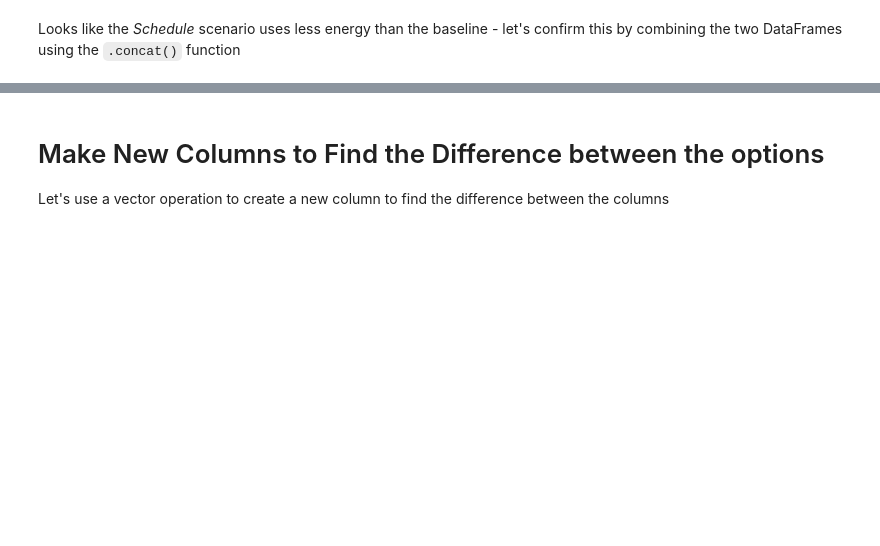
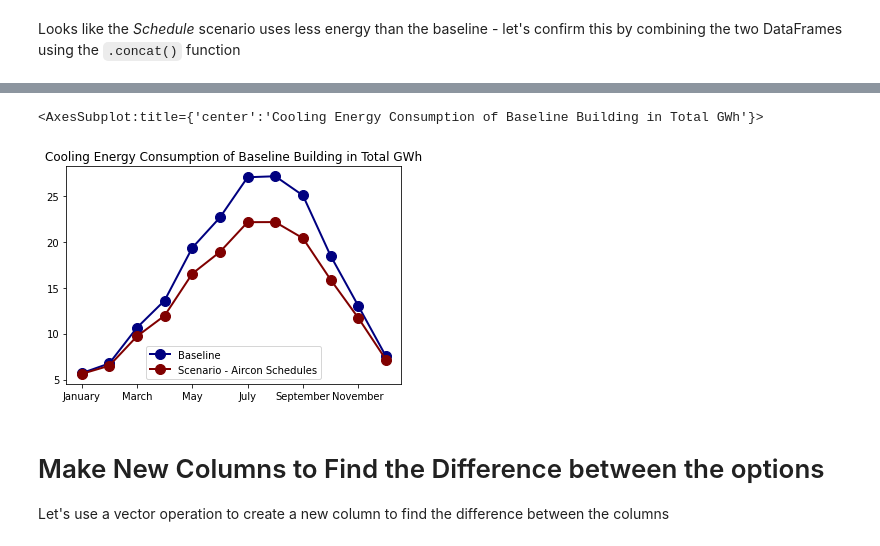
Before and after one commit to emel333/built_env_data, a Jupyter notebook: course-materials/2 - Building Design - Intro to Pandas/Pandas Fundamentals - Building Simulation Analysis.ipynb, the cells around one changed output, grey strips where cells are left out. Cells and saved outputs as stored; diff of their text form; code cells hidden in the pictures; blank space fills up the shorter version.

Commit message:
working on built env material

```diff
--- a/course-materials/2 - Building Design - Intro to Pandas/Pandas Fundamentals - Building Simulation Analysis.ipynb
+++ b/course-materials/2 - Building Design - Intro to Pandas/Pandas Fundamentals - Building Simulation Analysis.ipynb
@@ -88,6 +111,6 @@ Colab give us the ability to use features like *autocomplete*:
 
 Right now, the file has been loaded, but let's make the `Month` column the index -- to do this we can use the attribute `index_col=`
 # %%
-baseline_data = pd.read_csv("Baseline.csv", index_col='Month')
+baseline_data = pd.read_csv("/Users/tajiri/Desktop/ds_work/built_env_data/course-materials/2 - Building Design - Intro to Pandas/simulation_data/Baseline.csv", index_col='Month')
 # %%
 baseline_data
@@ -176,4 +351,4 @@ ls
 # %%
-schedule_scenario = pd.read_csv("Scenario - Aircon Schedules.csv", index_col="Month")
+schedule_scenario = pd.read_csv("/Users/tajiri/Desktop/ds_work/built_env_data/course-materials/2 - Building Design - Intro to Pandas/simulation_data/Scenario - Aircon Schedules.csv", index_col="Month")
 # %%
 schedule_scenario
@@ -190,6 +409,9 @@ combined_data
 # %%
-combined_data.plot(lw=2, colormap='jet', marker='.', markersize=10,
+combined_data.plot(lw=2, colormap='jet', marker='.', markersize=20,
         title='Cooling Energy Consumption of Baseline Building in Total GWh')
+# %% [output]
+<AxesSubplot:title={'center':'Cooling Energy Consumption of Baseline Building in Total GWh'}>
+[figure, added]
 # %% [markdown]
 # Make New Columns to Find the Difference between the options
 
```
Also changed, not shown: parts of 30 cells of this notebook, 2 other files.
